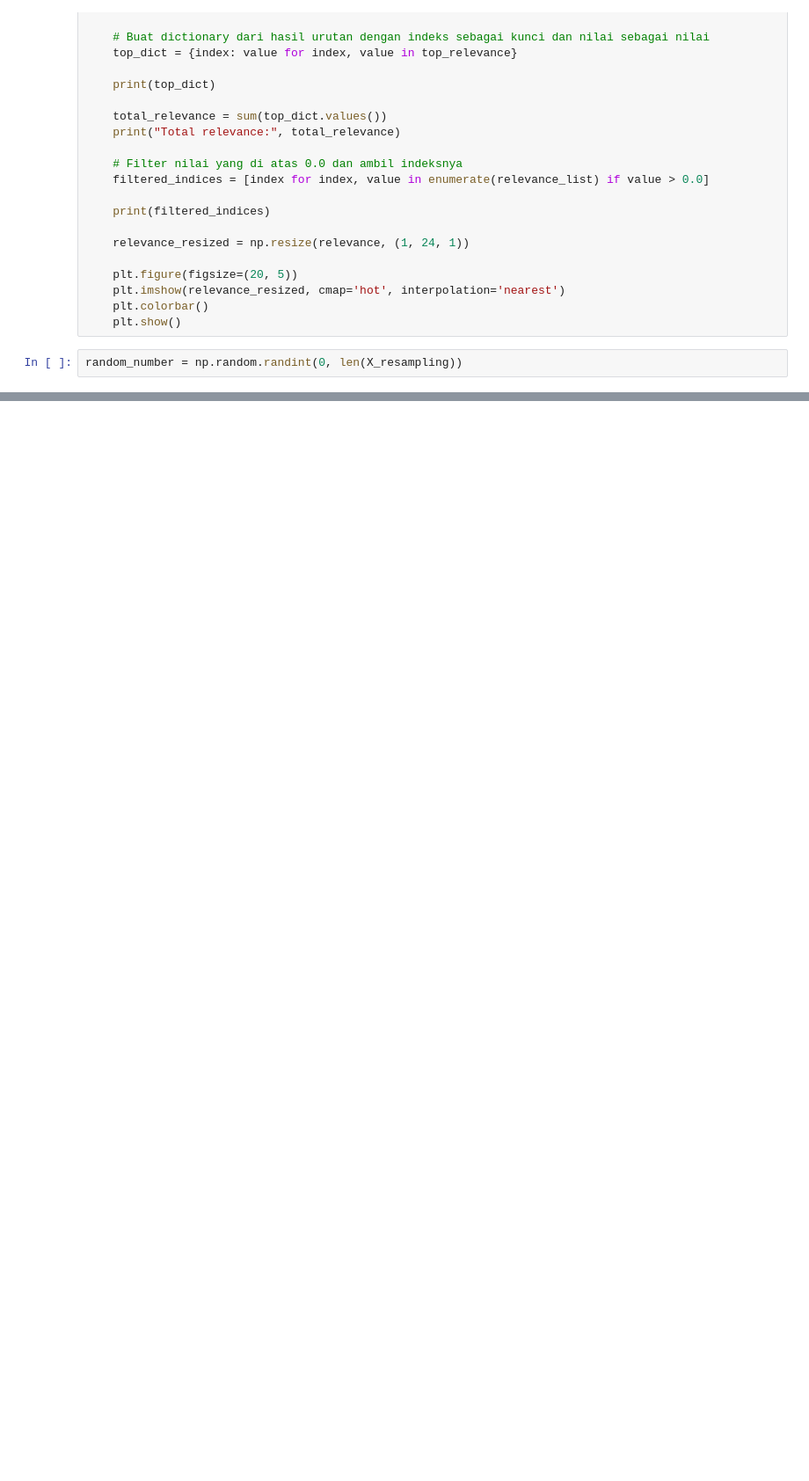
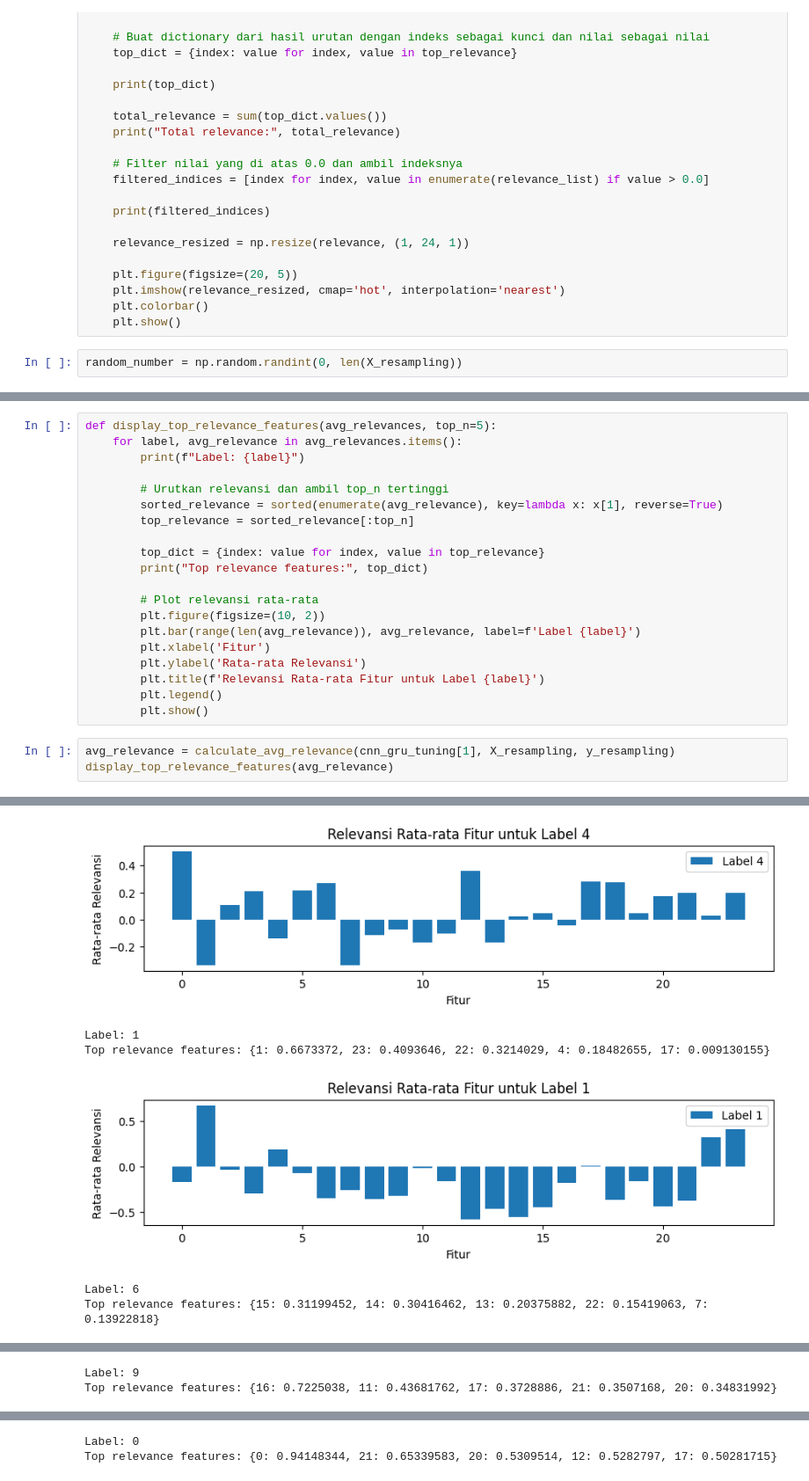
Before and after one commit to macreai/Arrhytmia-Detection-Explainable, a Jupyter notebook: python_TA/explain.ipynb, the cells around one changed output, grey strips where cells are left out. Shown at 88% size. Saved outputs shown, nothing was run; the diff lists cells and outputs as text; blank space fills up the shorter version.

```diff
--- a/python_TA/explain.ipynb
+++ b/python_TA/explain.ipynb
@@ -230,0 +265,24 @@ Total relevance: 7.615919254370965
+# %%
+def display_top_relevance_features(avg_relevances, top_n=5):
+    for label, avg_relevance in avg_relevances.items():
+        print(f"Label: {label}")
+
+        # Urutkan relevansi dan ambil top_n tertinggi
+        sorted_relevance = sorted(enumerate(avg_relevance), key=lambda x: x[1], reverse=True)
+        top_relevance = sorted_relevance[:top_n]
+
+        top_dict = {index: value for index, value in top_relevance}
+        print("Top relevance features:", top_dict)
+
+        # Plot relevansi rata-rata
+        plt.figure(figsize=(10, 2))
+        plt.bar(range(len(avg_relevance)), avg_relevance, label=f'Label {label}')
+        plt.xlabel('Fitur')
+        plt.ylabel('Rata-rata Relevansi')
+        plt.title(f'Relevansi Rata-rata Fitur untuk Label {label}')
+        plt.legend()
+        plt.show()
+# %%
+avg_relevance = calculate_avg_relevance(cnn_gru_tuning[1], X_resampling, y_resampling)
+display_top_relevance_features(avg_relevance)
+# %% [output]
@@ -230,0 +306,6 @@ Total relevance: 7.615919254370965
+[figure, added]
+Label: 1
+Top relevance features: {1: 0.6673372, 23: 0.4093646, 22: 0.3214029, 4: 0.18482655, 17: 0.009130155}
+[figure, added]
+Label: 6
+Top relevance features: {15: 0.31199452, 14: 0.30416462, 13: 0.20375882, 22: 0.15419063, 7: 0.13922818}
@@ -230,0 +313,2 @@ Total relevance: 7.615919254370965
+Label: 9
+Top relevance features: {16: 0.7225038, 11: 0.43681762, 17: 0.3728886, 21: 0.3507168, 20: 0.34831992}
@@ -230,0 +316,2 @@ Total relevance: 7.615919254370965
+Label: 0
+Top relevance features: {0: 0.94148344, 21: 0.65339583, 20: 0.5309514, 12: 0.5282797, 17: 0.50281715}
```
Also changed, not shown: parts of 5 cells of this notebook.
